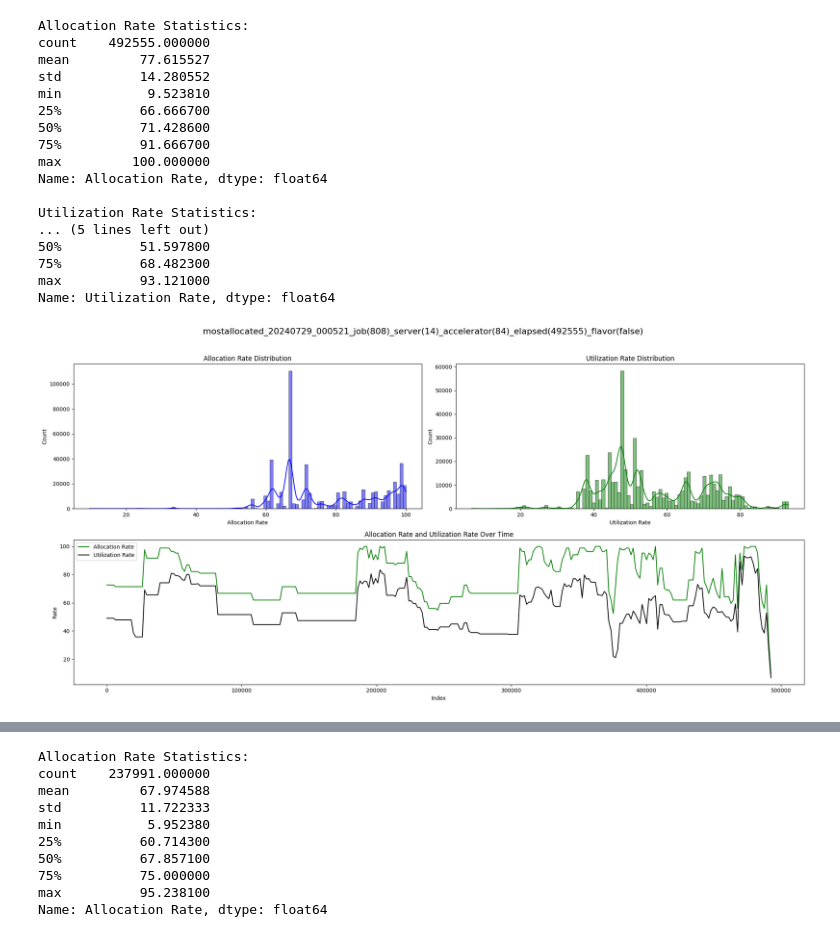
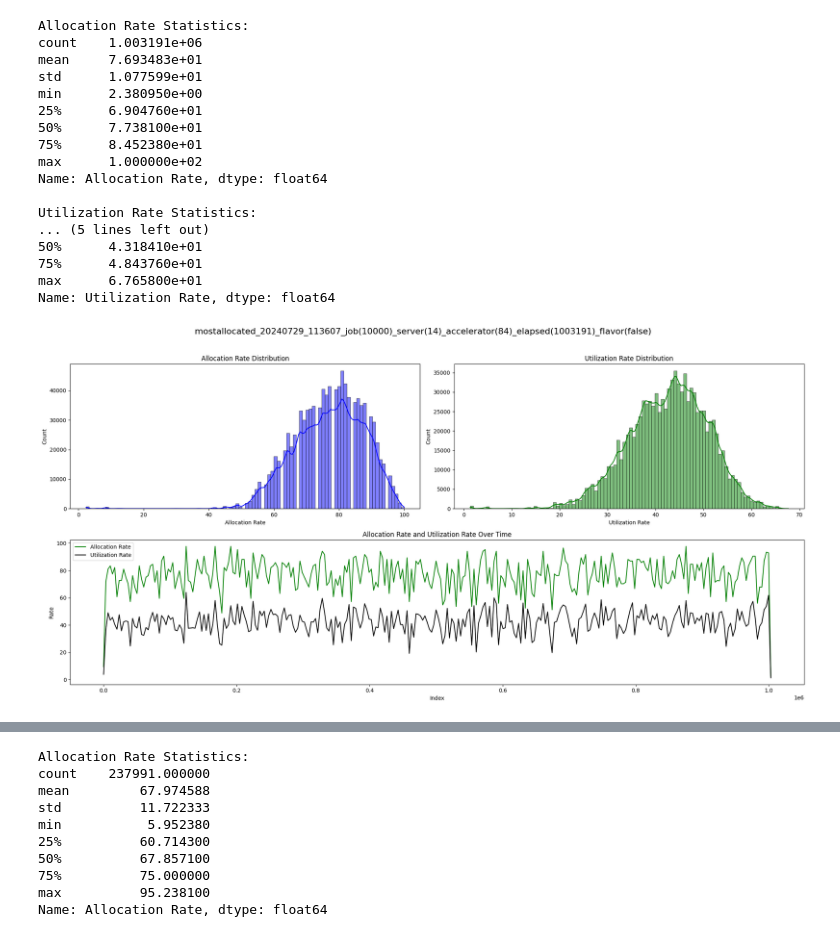
Before and after one commit to mystous/gpu_scheduler, a Jupyter notebook: gen_data/result_analysis.ipynb, the cells around one changed output, grey strips where cells are left out. Cells and saved outputs as stored; diff of their text form; code cells hidden in the pictures.

```diff
--- a/gen_data/result_analysis.ipynb
+++ b/gen_data/result_analysis.ipynb
@@ -73,24 +73,24 @@ def plot_and_show_statistics_(filename, bin_count):
     plt.savefig(png_filename)
     plt.show()
 # %%
-plot_and_show_statistics_("mostallocated_20240729_000521_job(808)_server(14)_accelerator(84)_elapsed(492555)_flavor(false).result", 100)
+plot_and_show_statistics_("mostallocated_20240729_113607_job(10000)_server(14)_accelerator(84)_elapsed(1003191)_flavor(false).result", 100)
 # %% [output]
 Allocation Rate Statistics:
-count    492555.000000
-mean         77.615527
-std          14.280552
-min           9.523810
-25%          66.666700
-50%          71.428600
-75%          91.666700
-max         100.000000
+count    1.003191e+06
+mean     7.693483e+01
+std      1.077599e+01
+min      2.380950e+00
+25%      6.904760e+01
+50%      7.738100e+01
+75%      8.452380e+01
+max      1.000000e+02
 Name: Allocation Rate, dtype: float64
 
 Utilization Rate Statistics:
 ... (5 lines left out)
-50%          51.597800
-75%          68.482300
-max          93.121000
+50%      4.318410e+01
+75%      4.843760e+01
+max      6.765800e+01
 Name: Utilization Rate, dtype: float64
-[figure, old version]
+[figure, new version]
 # %%
```
Also changed, not shown: parts of 1 cell of this notebook, 8 other files.
